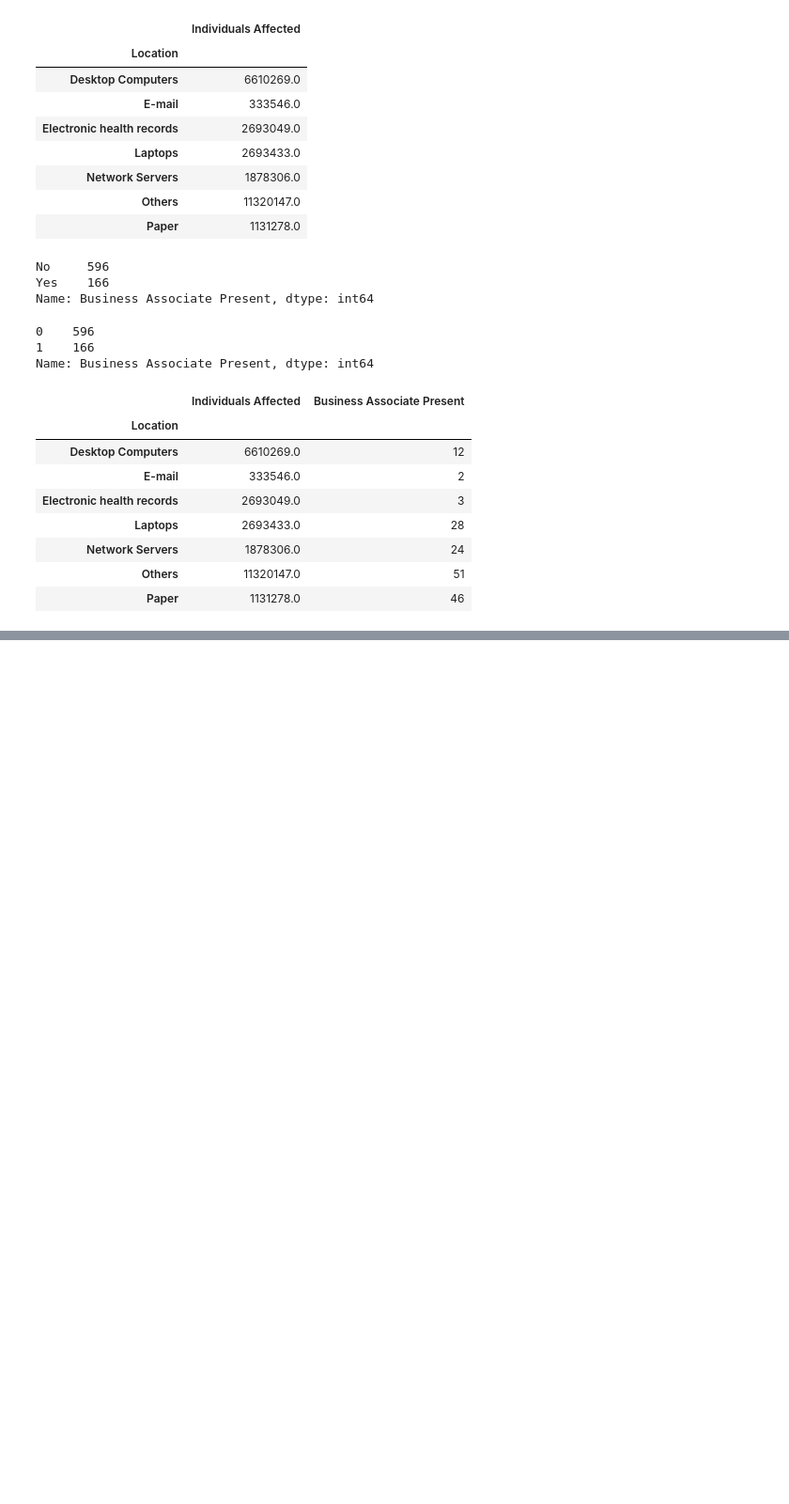
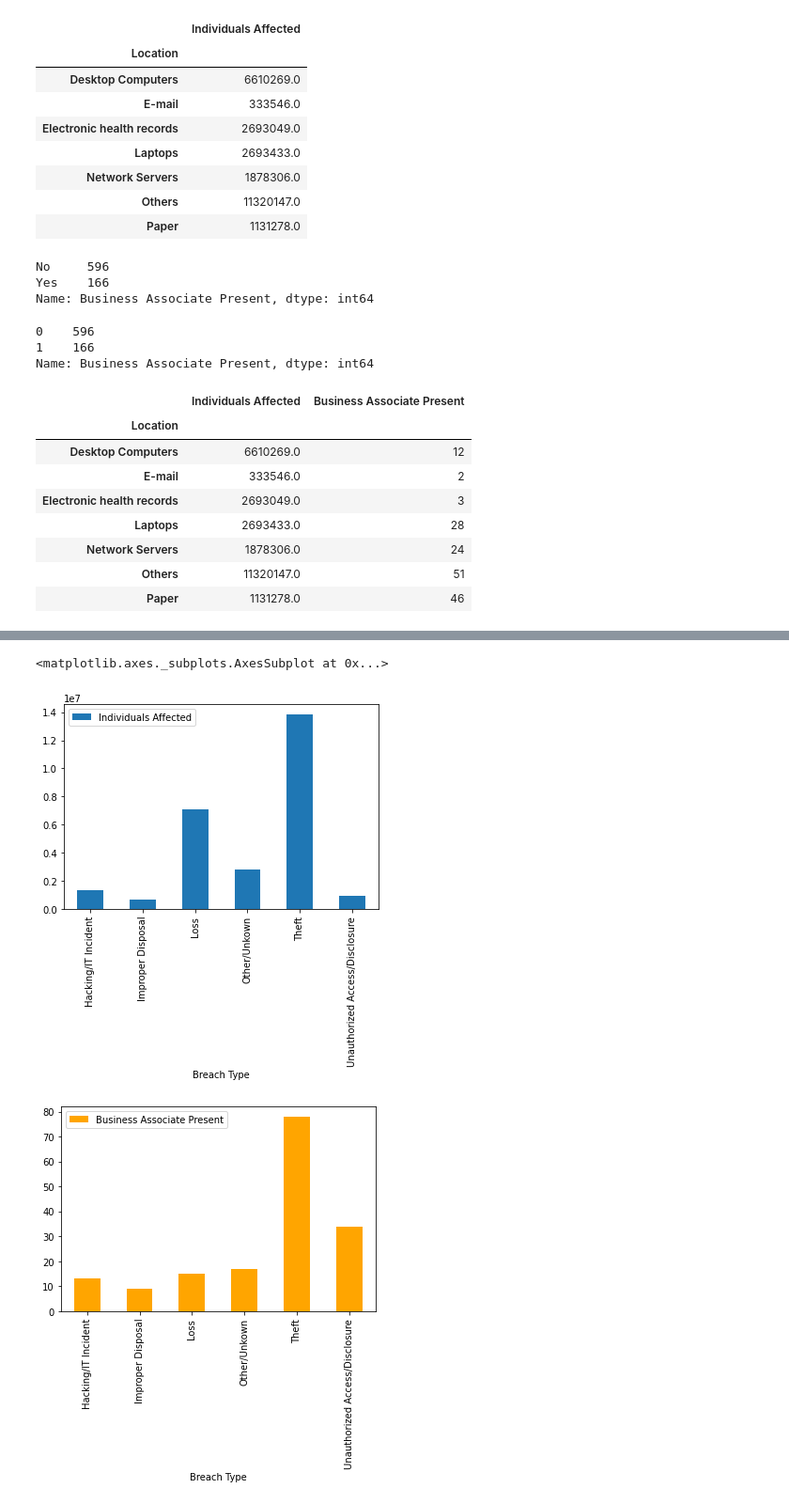
Before and after one commit to noelthomas28/2022Fall_projects, a Jupyter notebook: IS597PR_Final_Project.ipynb, the cells around one changed output, grey strips where cells are left out. Shown: that part at 94% size. Cells and saved outputs as stored; diff of their text form; code cells hidden in the pictures; blank space fills up the shorter version.

```diff
--- a/IS597PR_Final_Project.ipynb
+++ b/IS597PR_Final_Project.ipynb
@@ -219,3 +219,9 @@ df1.groupby(['Location']).sum()
 | Network Servers | 1878306.0 | 24 |
 | Others | 11320147.0 | 51 |
 | Paper | 1131278.0 | 46 |
+# %%
+for x in df1['Covered Entity Type']:
+  if x:
+    df1.loc[df1['Covered Entity Type'] == x,'Covered Entities Involved'] = 1
+  else:
+    df1.loc[df1['Covered Entity Type'] == x,'Covered Entities Involved'] = 0
@@ -221,0 +272,9 @@ df1.groupby(['Location']).sum()
+# %%
+tob = df1.groupby(['Breach Type']).sum()
+tob.plot(kind = 'bar', y='Individuals Affected')
+tob.plot(kind = 'bar', y='Business Associate Present', color='orange')
+tob.plot(kind = 'bar', y='Covered Entities Involved', color = 'green')
+# %% [output]
+<matplotlib.axes._subplots.AxesSubplot at 0x...>
+[figure, added]
+[figure, added]
```
Also changed, not shown: parts of 10 cells of this notebook.
